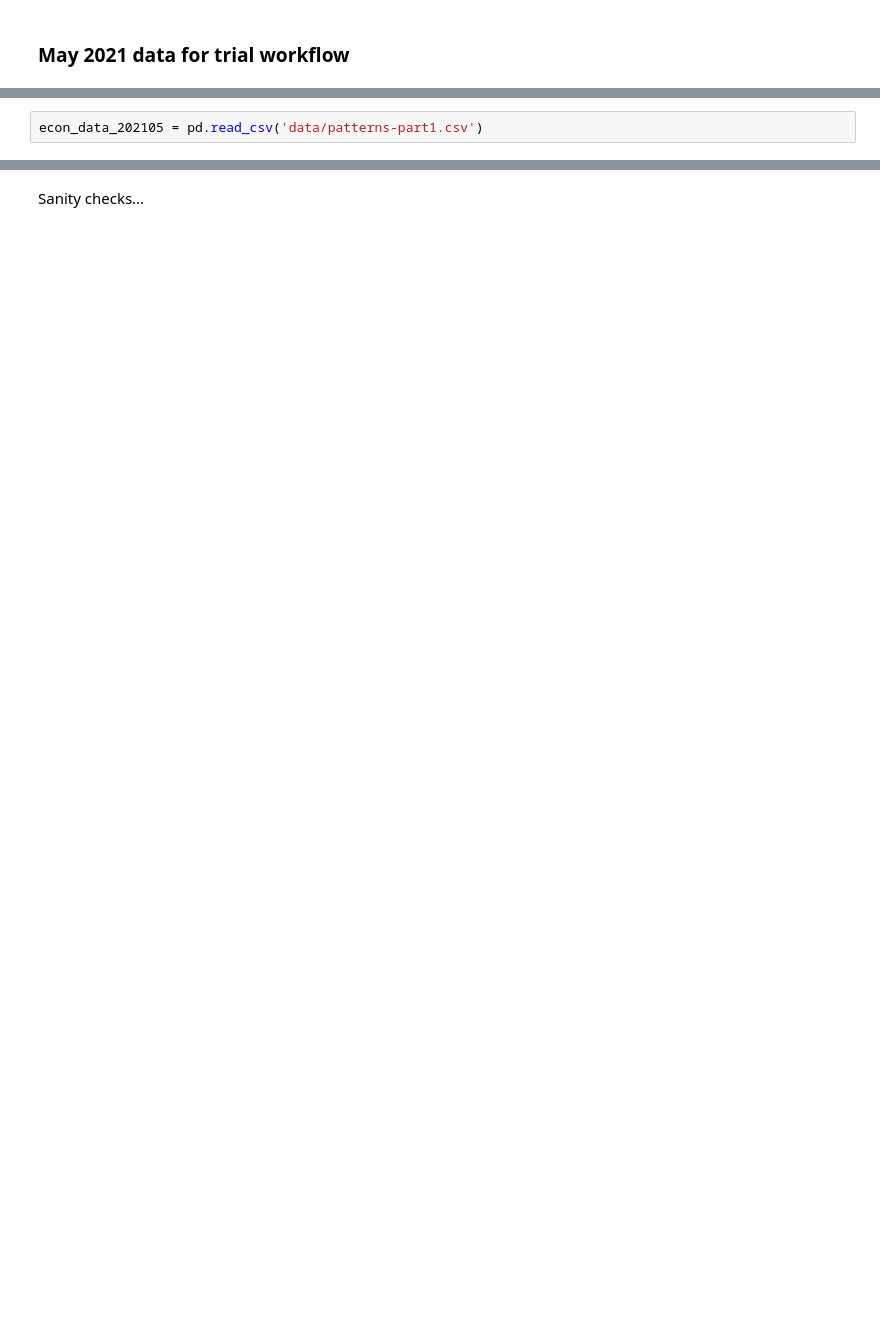
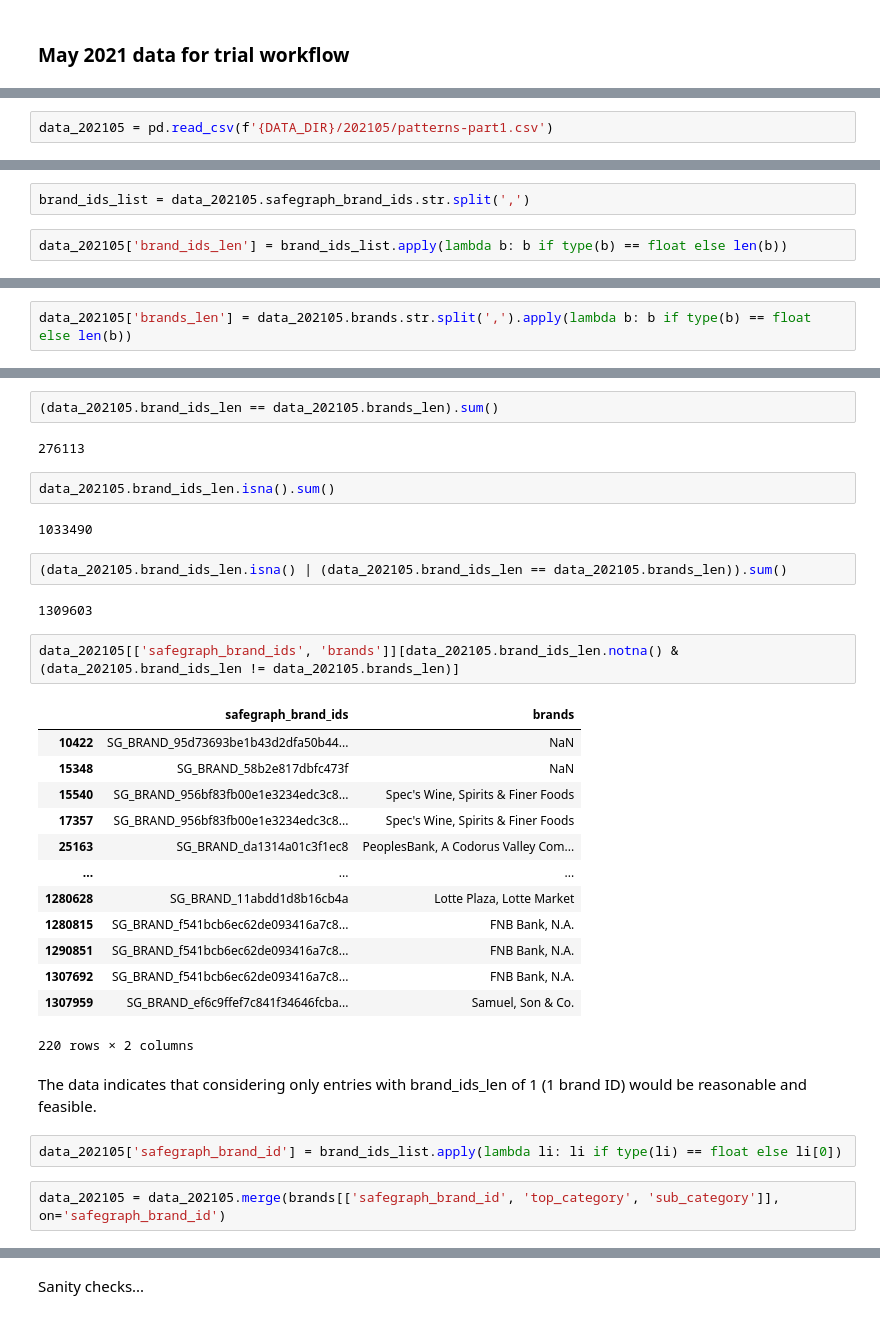
Before and after one commit to nka77/Economical-Impact-of-Covid-19, a Jupyter notebook: notebooks/yffl/econ_data_prep.ipynb, the cells around one changed output, grey strips where cells are left out. Cells and saved outputs as stored; diff of their text form; blank space fills up the shorter version.

```diff
--- a/notebooks/yffl/econ_data_prep.ipynb
+++ b/notebooks/yffl/econ_data_prep.ipynb
@@ -5,3 +44,3 @@ import pandas as pd
 # %%
-econ_data_202105 = pd.read_csv('data/patterns-part1.csv')
+data_202105 = pd.read_csv(f'{DATA_DIR}/202105/patterns-part1.csv')
 # %%
@@ -84,0 +117,4 @@ econ_data_202105['month'] = 5
+# %%
+brand_ids_list = data_202105.safegraph_brand_ids.str.split(',')
+# %%
+data_202105['brand_ids_len'] = brand_ids_list.apply(lambda b: b if type(b) == float else len(b))
@@ -84,0 +136,2 @@ econ_data_202105['month'] = 5
+# %%
+data_202105['brands_len'] = data_202105.brands.str.split(',').apply(lambda b: b if type(b) == float else len(b))
@@ -84,0 +153,34 @@ econ_data_202105['month'] = 5
+# %%
+(data_202105.brand_ids_len == data_202105.brands_len).sum()
+# %% [output]
+276113
+# %%
+data_202105.brand_ids_len.isna().sum()
+# %% [output]
+1033490
+# %%
+(data_202105.brand_ids_len.isna() | (data_202105.brand_ids_len == data_202105.brands_len)).sum()
+# %% [output]
+1309603
+# %%
+data_202105[['safegraph_brand_ids', 'brands']][data_202105.brand_ids_len.notna() & (data_202105.brand_ids_len != data_202105.brands_len)]
+# %% [output]
+|  | safegraph_brand_ids | brands |
+| 10422 | SG_BRAND_95d73693be1b43d2dfa50b44... | NaN |
+| 15348 | SG_BRAND_58b2e817dbfc473f | NaN |
+| 15540 | SG_BRAND_956bf83fb00e1e3234edc3c8... | Spec's Wine, Spirits & Finer Foods |
+| 17357 | SG_BRAND_956bf83fb00e1e3234edc3c8... | Spec's Wine, Spirits & Finer Foods |
+| 25163 | SG_BRAND_da1314a01c3f1ec8 | PeoplesBank, A Codorus Valley Com... |
+| ... | ... | ... |
+| 1280628 | SG_BRAND_11abdd1d8b16cb4a | Lotte Plaza, Lotte Market |
+| 1280815 | SG_BRAND_f541bcb6ec62de093416a7c8... | FNB Bank, N.A. |
+| 1290851 | SG_BRAND_f541bcb6ec62de093416a7c8... | FNB Bank, N.A. |
+| 1307692 | SG_BRAND_f541bcb6ec62de093416a7c8... | FNB Bank, N.A. |
+| 1307959 | SG_BRAND_ef6c9ffef7c841f34646fcba... | Samuel, Son & Co. |
+220 rows × 2 columns
+# %% [markdown]
+The data indicates that considering only entries with brand_ids_len of 1 (1 brand ID) would be reasonable and feasible.
+# %%
+data_202105['safegraph_brand_id'] = brand_ids_list.apply(lambda li: li if type(li) == float else li[0])
+# %%
+data_202105 = data_202105.merge(brands[['safegraph_brand_id', 'top_category', 'sub_category']], on='safegraph_brand_id')
```
Also changed, not shown: parts of 73 cells of this notebook.
